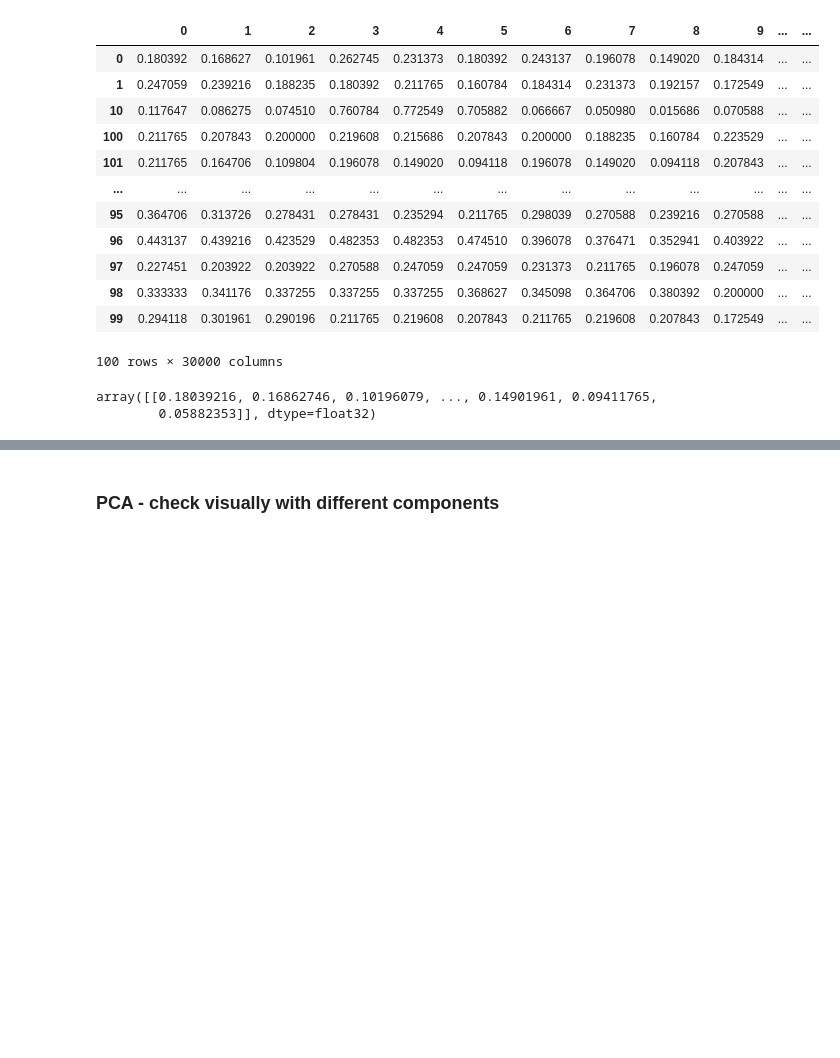
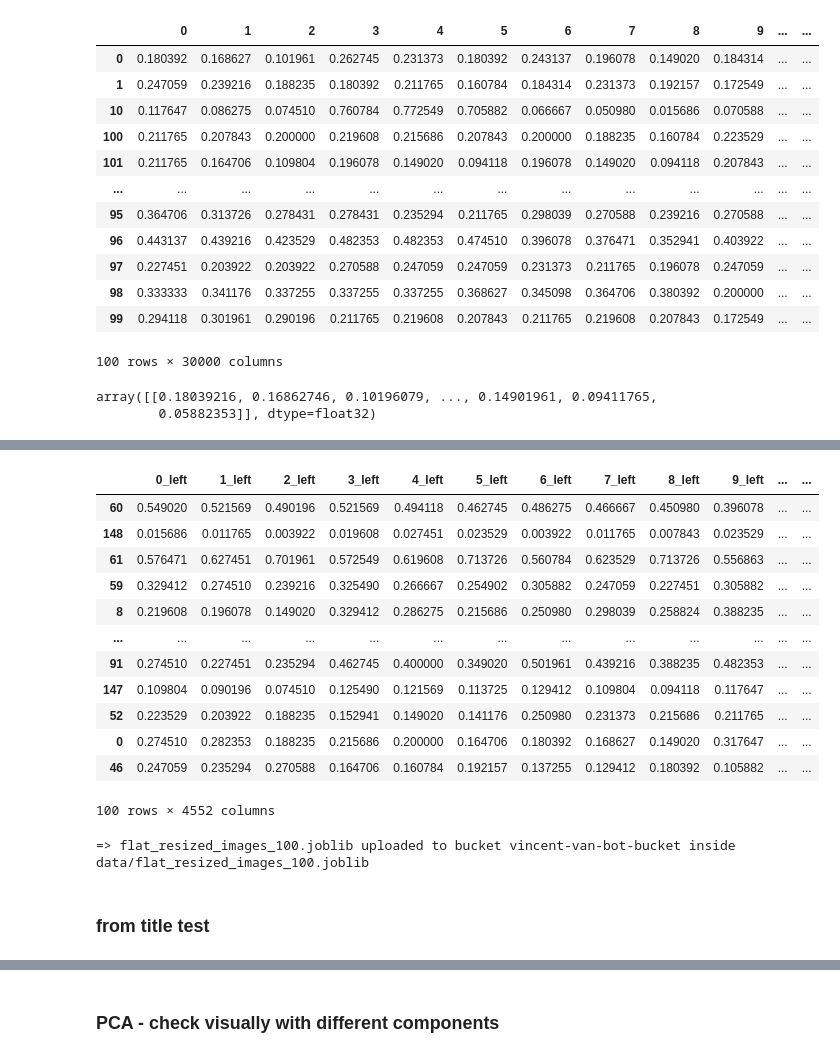
Before and after one commit to seve-26/vincentvanbot, a Jupyter notebook: notebooks/data-retrieval/wga-dataset-julia.ipynb, the cells around one changed output, grey strips where cells are left out. Drawn from its saved outputs; the diff is of its cells as text; code cells hidden in the pictures; blank space fills up the shorter version.

```diff
--- a/notebooks/data-retrieval/wga-dataset-julia.ipynb
+++ b/notebooks/data-retrieval/wga-dataset-julia.ipynb
@@ -165,0 +152,22 @@ df_closest_images
+# %%
+create_joined_img_df(build_pipe_for_categorical, create_flat_images_db)
+# %% [output]
+|  | 0_left | 1_left | 2_left | 3_left | 4_left | 5_left | 6_left | 7_left | 8_left | 9_left | ... | ... |
+| 60 | 0.549020 | 0.521569 | 0.490196 | 0.521569 | 0.494118 | 0.462745 | 0.486275 | 0.466667 | 0.450980 | 0.396078 | ... | ... |
+| 148 | 0.015686 | 0.011765 | 0.003922 | 0.019608 | 0.027451 | 0.023529 | 0.003922 | 0.011765 | 0.007843 | 0.023529 | ... | ... |
+| 61 | 0.576471 | 0.627451 | 0.701961 | 0.572549 | 0.619608 | 0.713726 | 0.560784 | 0.623529 | 0.713726 | 0.556863 | ... | ... |
+| 59 | 0.329412 | 0.274510 | 0.239216 | 0.325490 | 0.266667 | 0.254902 | 0.305882 | 0.247059 | 0.227451 | 0.305882 | ... | ... |
+| 8 | 0.219608 | 0.196078 | 0.149020 | 0.329412 | 0.286275 | 0.215686 | 0.250980 | 0.298039 | 0.258824 | 0.388235 | ... | ... |
+| ... | ... | ... | ... | ... | ... | ... | ... | ... | ... | ... | ... | ... |
+| 91 | 0.274510 | 0.227451 | 0.235294 | 0.462745 | 0.400000 | 0.349020 | 0.501961 | 0.439216 | 0.388235 | 0.482353 | ... | ... |
+| 147 | 0.109804 | 0.090196 | 0.074510 | 0.125490 | 0.121569 | 0.113725 | 0.129412 | 0.109804 | 0.094118 | 0.117647 | ... | ... |
+| 52 | 0.223529 | 0.203922 | 0.188235 | 0.152941 | 0.149020 | 0.141176 | 0.250980 | 0.231373 | 0.215686 | 0.211765 | ... | ... |
+| 0 | 0.274510 | 0.282353 | 0.188235 | 0.215686 | 0.200000 | 0.164706 | 0.180392 | 0.168627 | 0.149020 | 0.317647 | ... | ... |
+| 46 | 0.247059 | 0.235294 | 0.270588 | 0.164706 | 0.160784 | 0.192157 | 0.137255 | 0.129412 | 0.180392 | 0.105882 | ... | ... |
+100 rows × 4552 columns
+# %%
+flat_images_db_upload(size=100, rm=False)
+# %% [output]
+=> flat_resized_images_100.joblib uploaded to bucket vincent-van-bot-bucket inside data/flat_resized_images_100.joblib
+# %% [markdown]
+### from title test
```
Also changed, not shown: parts of 32 cells of this notebook, 3 other files.
